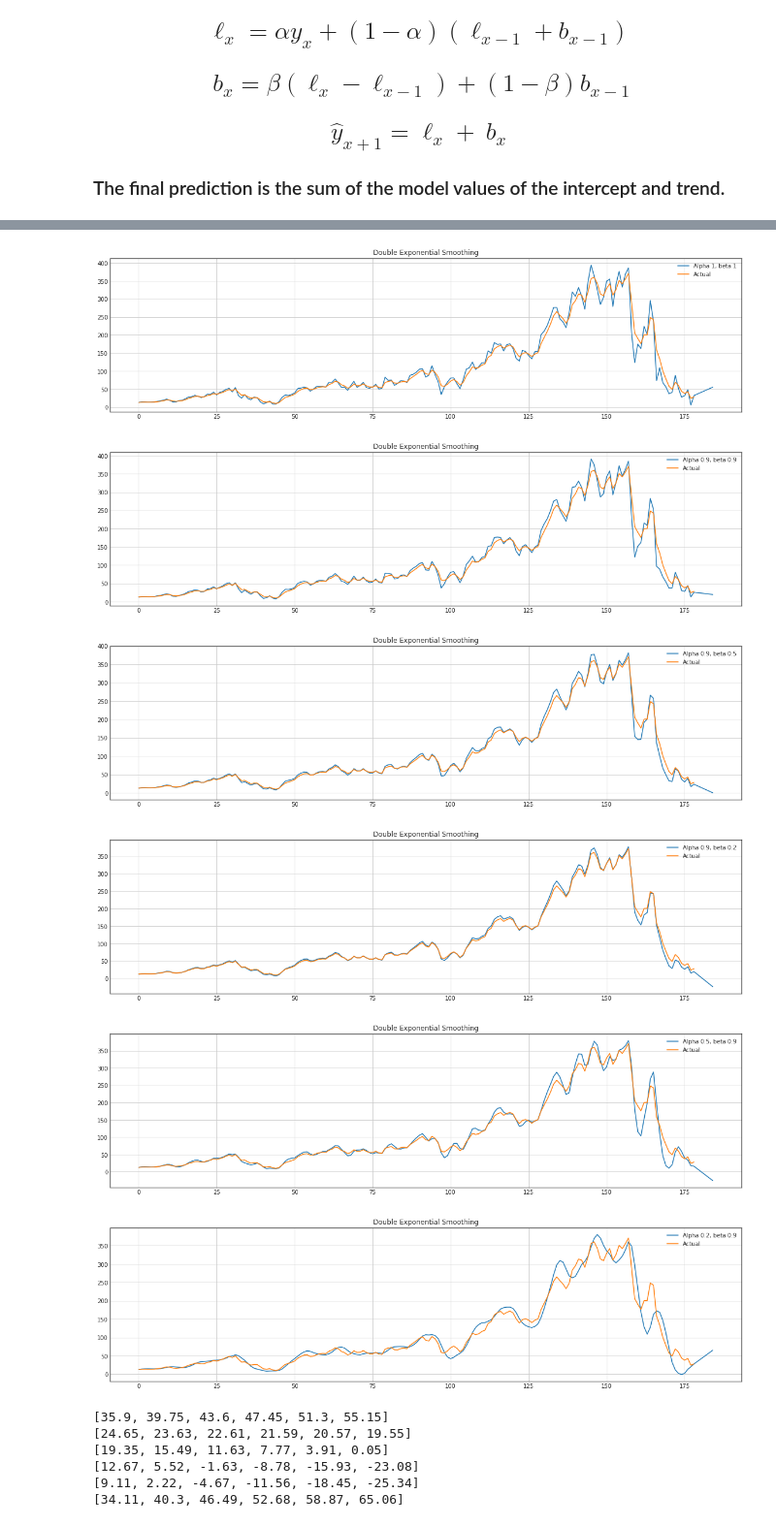
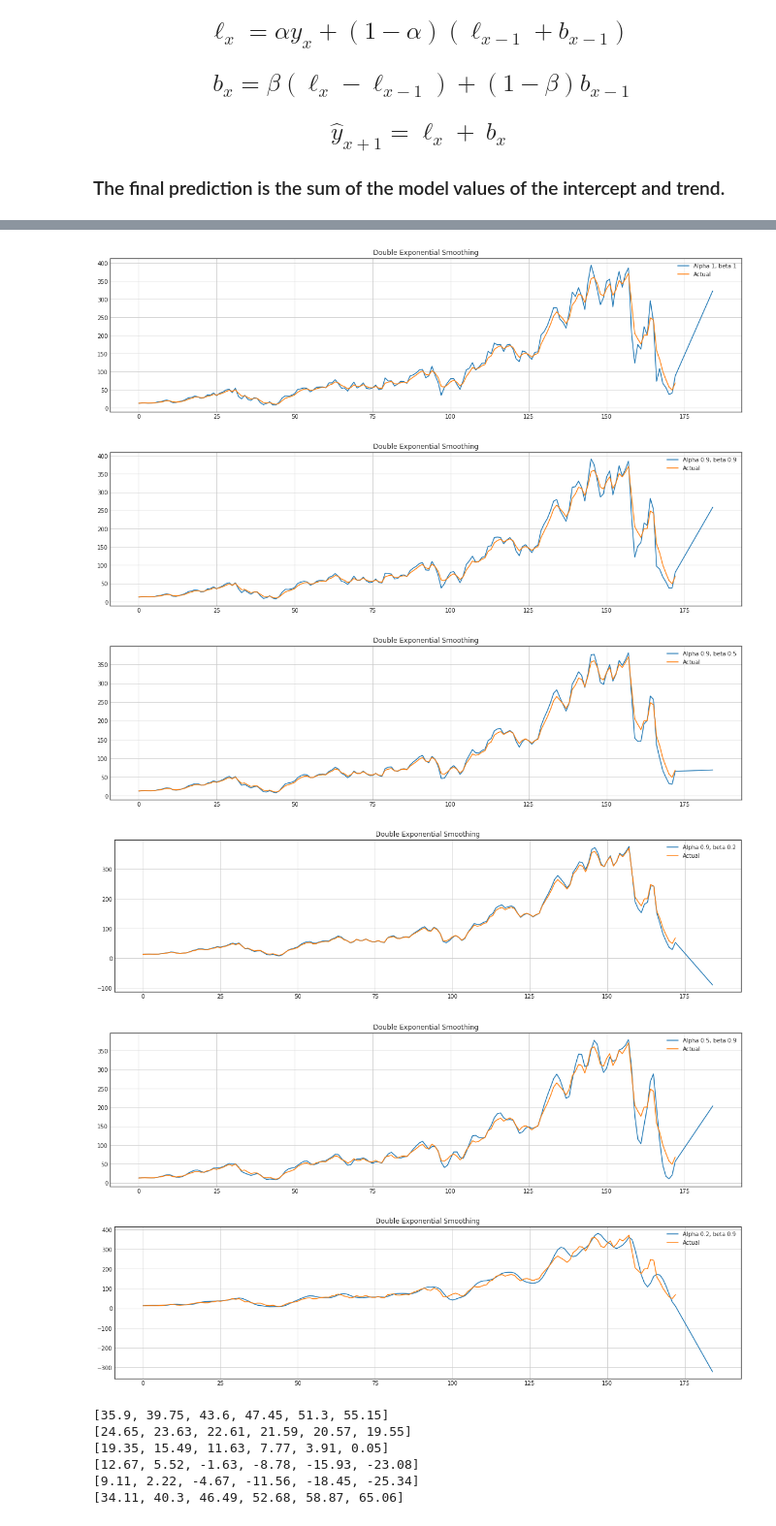
Before and after one commit to Selva-Subramanian/Yes-Bank-Stock-Closing-Price-Prediction, a Jupyter notebook: YES_BANK_STOCK_PRICE_PREDICTION.ipynb, the cells around one changed output, grey strips where cells are left out. Shown at 97% size. Drawn from its saved outputs; the diff is of its cells as text; code cells hidden in the pictures.

```diff
--- a/YES_BANK_STOCK_PRICE_PREDICTION.ipynb
+++ b/YES_BANK_STOCK_PRICE_PREDICTION.ipynb
@@ -55,7 +55,7 @@ from tqdm import tqdm_notebook
 %matplotlib inline
 # %%
 # load the dataset
-working_dir_path = "/content/drive/MyDrive/Colab Notebooks/AlmaBetter Notebooks/Capstone projects/CP2 - Supervised - Regression/"
+working_dir_path = "/content/drive/MyDrive/Colab Notebooks/AlmaBetter Notebooks/Capstone projects/Yes Bank Stock Price Prediction - Selva Subramanian S/"
 df = pd.read_csv(working_dir_path + "data_YesBank_StockPrices.csv")
 # %%
 df.head()
@@ -497,5 +533,5 @@ TypeError: ignored
 
 combinations = [(1,1), (0.9,0.9), (0.9, 0.5), (0.9, 0.2), (0.5, 0.9), (0.2, 0.9)]
 for alpha, beta in combinations:
-  dema(df['OHL'][0:179], 6, alpha, beta)
+  dema(df['OHL'][0:173], 12, alpha, beta)
 # %% [output]
@@ -508,9 +544,9 @@ for alpha, beta in combinations:
-[figure, old version]
+[figure, new version]
-[figure, old version]
+[figure, new version]
-[figure, old version]
+[figure, new version]
-[figure, old version]
+[figure, new version]
-[figure, old version]
+[figure, new version]
-[figure, old version]
+[figure, new version]
 # %%
 acc = []
 for alpha, beta in combinations:
```
Also changed, not shown: parts of 32 cells of this notebook.
